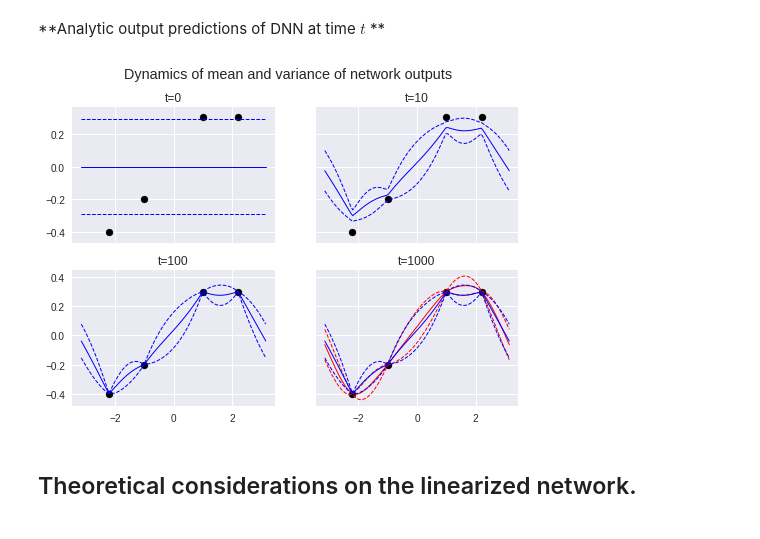
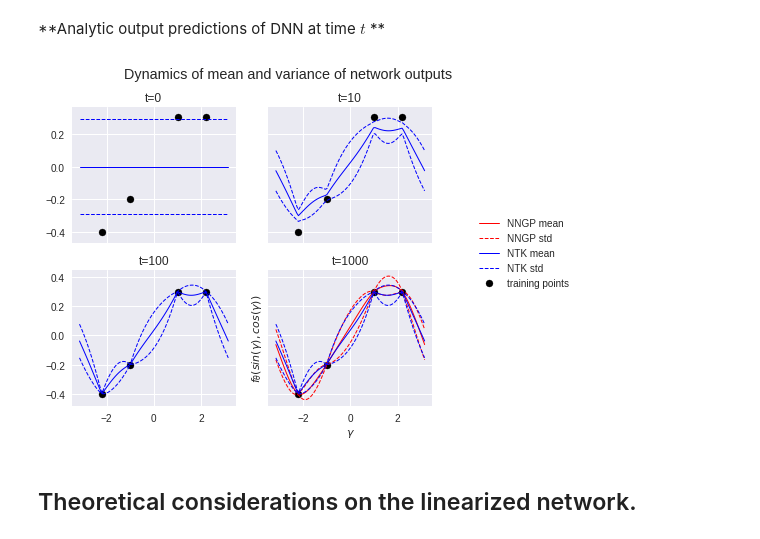
Before and after one commit to bobby-he/Neural_Tangent_Kernel, a Jupyter notebook: notebooks/report.ipynb, the cells around one changed output. Saved outputs shown, nothing was run; the diff lists cells and outputs as text; code cells hidden in the pictures.

```diff
--- a/notebooks/report.ipynb
+++ b/notebooks/report.ipynb
@@ -539,34 +533,41 @@ ax2.plot(gamma_test.cpu().numpy(), NTK_means[1]+1.28*NTK_stds[1], color='blue',
 ax2.plot(gamma_test.cpu().numpy(), NTK_means[1]-1.28*NTK_stds[1], color='blue',
            linestyle='--', alpha = 1, linewidth = 1)
 ax2.set_title('t=10')
 
 
 ax3.scatter(gamma_data.cpu().numpy(), target_data.cpu().numpy(), color='black',label = 'training points')
 ax3.plot(gamma_test.cpu().numpy(), NTK_means[2], color='blue',
            linestyle='-', alpha = 1,  label = 'NTK mean', linewidth = 1)
 ax3.plot(gamma_test.cpu().numpy(), NTK_means[2]+1.28*NTK_stds[2], color='blue',
            linestyle='--', alpha = 1,  label = 'NTK std', linewidth = 1)
 ax3.plot(gamma_test.cpu().numpy(), NTK_means[2]-1.28*NTK_stds[2], color='blue',
            linestyle='--', alpha = 1, linewidth = 1)
 ax3.set_title('t=100')
 
 ax4.scatter(gamma_data.cpu().numpy(), target_data.cpu().numpy(), color='black',label = 'training points')
 ax4.plot(gamma_test.cpu().numpy(), posterior_mean, color='red',
            linestyle='-', alpha = 1,  label = 'NNGP mean', linewidth = 1)
 ax4.plot(gamma_test.cpu().numpy(), posterior_mean+1.28*posterior_std, color='red',
            linestyle='--', alpha = 1,  label = 'NNGP std', linewidth = 1)
 ax4.plot(gamma_test.cpu().numpy(), posterior_mean-1.28*posterior_std, color='red',
            linestyle='--', alpha = 1, linewidth = 1)
 ax4.plot(gamma_test.cpu().numpy(), NTK_means[3], color='blue',
            linestyle='-', alpha = 1,  label = 'NTK mean', linewidth = 1)
 ax4.plot(gamma_test.cpu().numpy(), NTK_means[3]+1.28*NTK_stds[3], color='blue',
            linestyle='--', alpha = 1,  label = 'NTK std', linewidth = 1)
 ax4.plot(gamma_test.cpu().numpy(), NTK_means[3]-1.28*NTK_stds[3], color='blue',
            linestyle='--', alpha = 1, linewidth = 1)
 ax4.set_title('t=1000')
+
+plt.xlabel('$\gamma$')
+plt.ylabel('$f_{ \\theta}(sin(\gamma),cos(\gamma))$')
+handles, labels = plt.gca().get_legend_handles_labels()
+by_label = OrderedDict(zip(labels, handles))
+f.legend(by_label.values(), by_label.keys(),loc=7)
+f.subplots_adjust(right=0.75)
 plt.show()
 # %% [output]
-[figure, old version]
+[figure, new version]
 # %% [markdown]
 ## Theoretical considerations on the linearized network.
 # %% [markdown]
```
Also changed, not shown: parts of 3 cells of this notebook.
